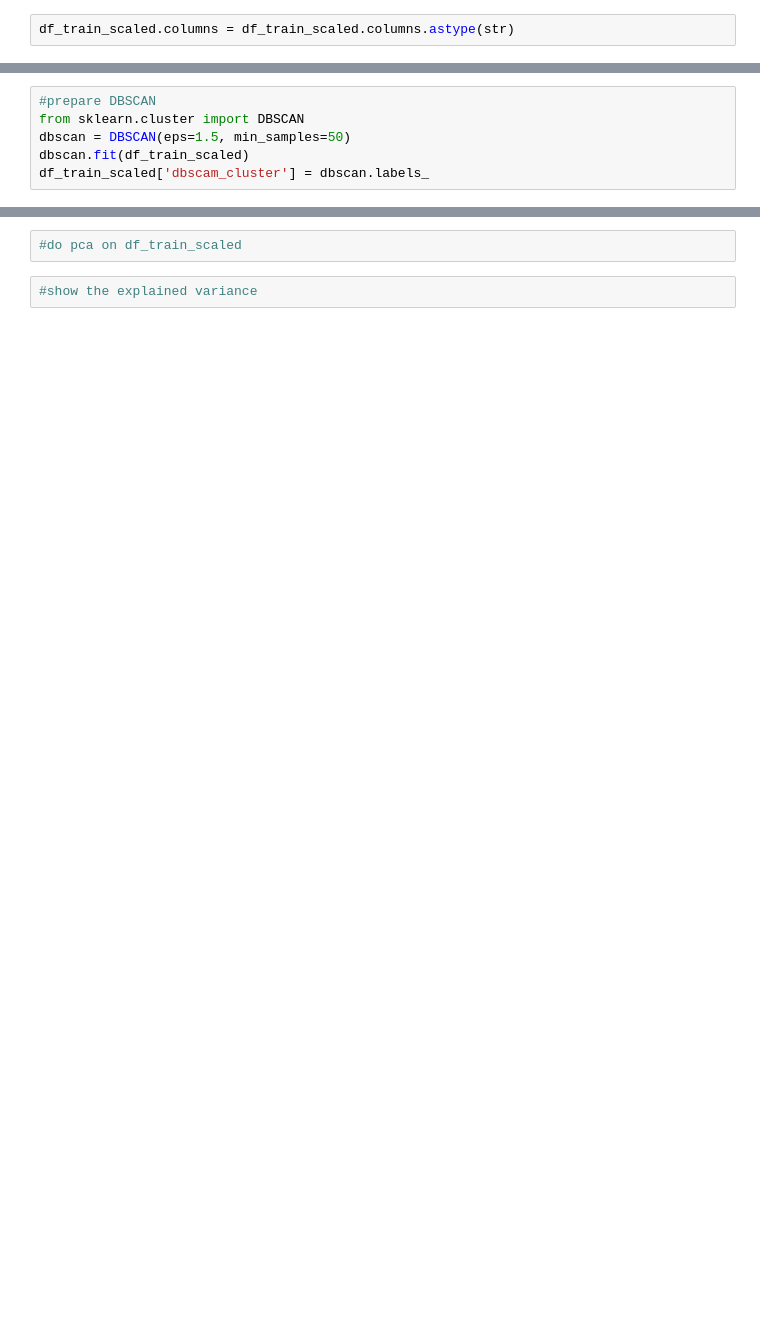
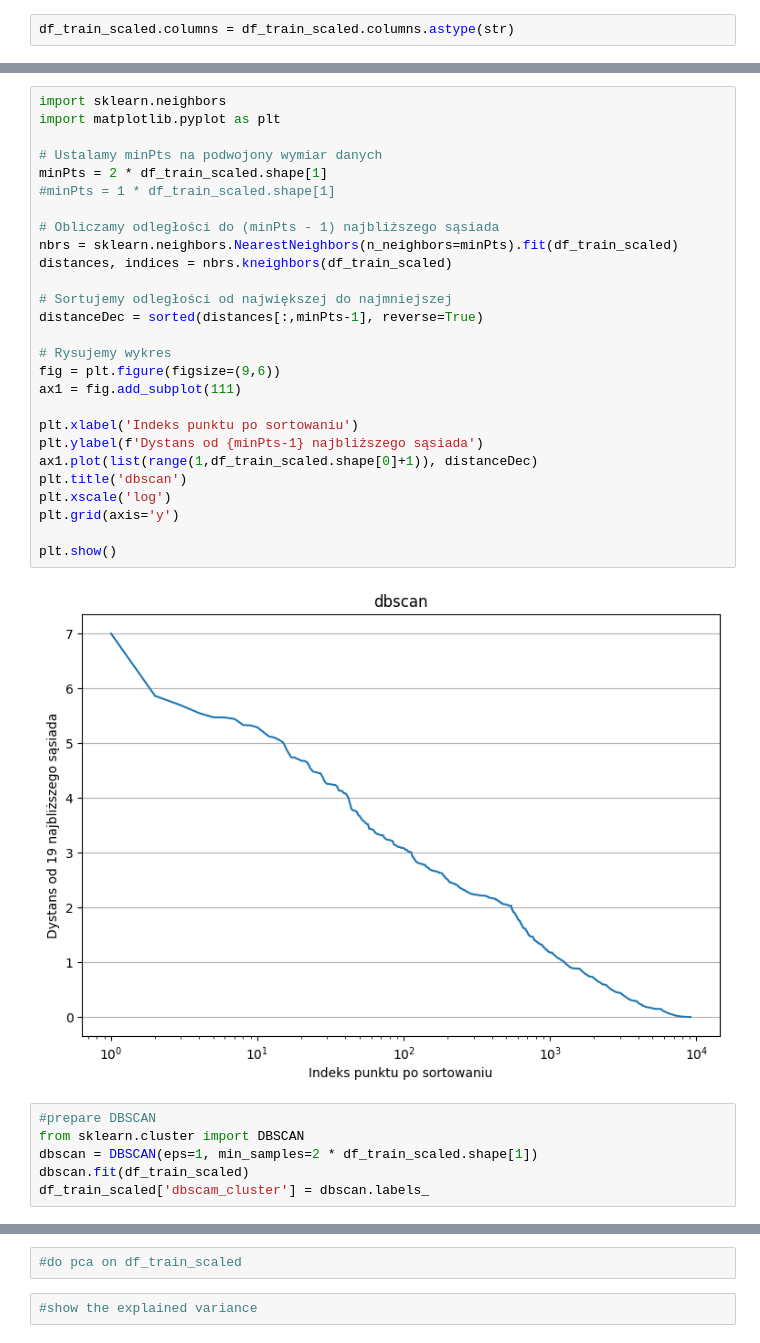
Before and after one commit to kowalskihubert/Google-Places-Clustering, a Jupyter notebook: models.ipynb, the cells around one changed output, grey strips where cells are left out. Cells and saved outputs as stored; diff of their text form; blank space fills up the shorter version.

```diff
--- a/models.ipynb
+++ b/models.ipynb
@@ -156,6 +169,35 @@ df_train_scaled.columns = df_train_scaled.columns.astype(str)
+# %%
+import sklearn.neighbors
+import matplotlib.pyplot as plt
+
+# Ustalamy minPts na podwojony wymiar danych
+minPts = 2 * df_train_scaled.shape[1]
+#minPts = 1 * df_train_scaled.shape[1]
+
+# Obliczamy odległości do (minPts - 1) najbliższego sąsiada
+nbrs = sklearn.neighbors.NearestNeighbors(n_neighbors=minPts).fit(df_train_scaled)
+distances, indices = nbrs.kneighbors(df_train_scaled)
+
+# Sortujemy odległości od największej do najmniejszej
+distanceDec = sorted(distances[:,minPts-1], reverse=True)
+
+# Rysujemy wykres
+fig = plt.figure(figsize=(9,6))
+ax1 = fig.add_subplot(111)
+
+plt.xlabel('Indeks punktu po sortowaniu')
+plt.ylabel(f'Dystans od {minPts-1} najbliższego sąsiada')
+ax1.plot(list(range(1,df_train_scaled.shape[0]+1)), distanceDec)
+plt.title('dbscan')
+plt.xscale('log')
+plt.grid(axis='y')
+
+plt.show()
+# %% [output]
+[figure, added]
 # %%
 #prepare DBSCAN
 from sklearn.cluster import DBSCAN
-dbscan = DBSCAN(eps=1.5, min_samples=50)
+dbscan = DBSCAN(eps=1, min_samples=2 * df_train_scaled.shape[1])
 dbscan.fit(df_train_scaled)
 df_train_scaled['dbscam_cluster'] = dbscan.labels_
```
Also changed, not shown: parts of 24 cells of this notebook, 1 other file.
